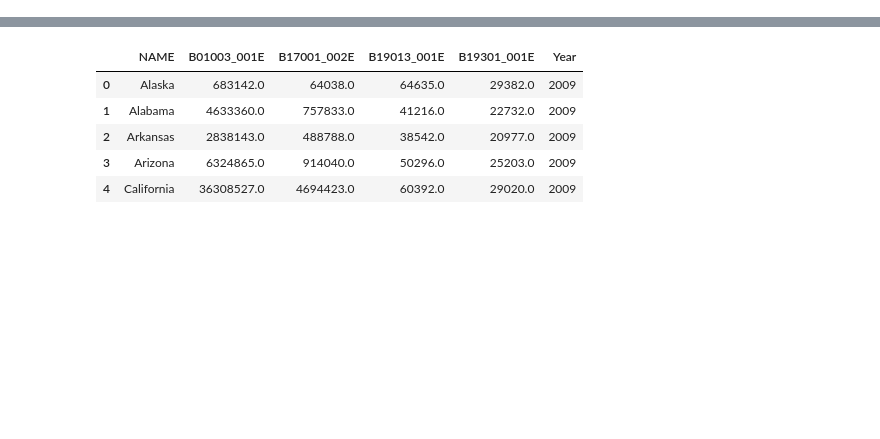
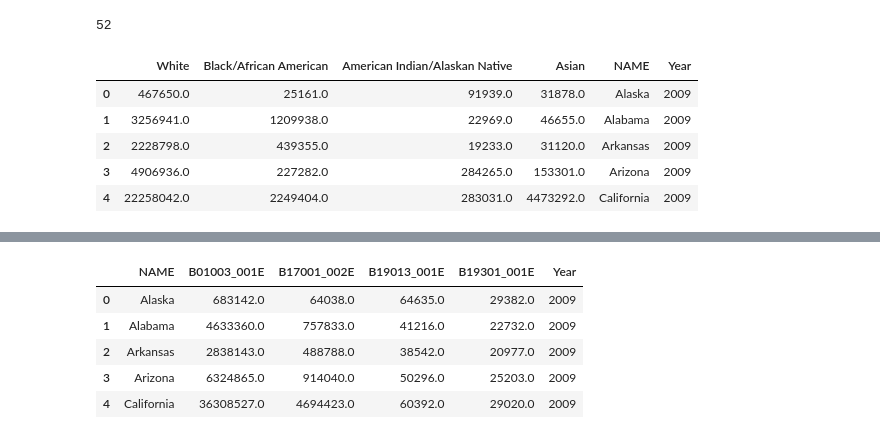
Before and after one commit to DataSteph/Opioid-Analysis-, a Jupyter notebook: Census Data - Median Household Income Per State.ipynb, the cells around one changed output, grey strips where cells are left out. Saved outputs shown, nothing was run; the diff lists cells and outputs as text; code cells hidden in the pictures; blank space fills up the shorter version.

```diff
--- a/Census Data - Median Household Income Per State.ipynb
+++ b/Census Data - Median Household Income Per State.ipynb
@@ -20,0 +57,48 @@ c16 = Census(api_key, year= 2016)
+# %%
+len(bw_16)
+# %% [output]
+52
+# %%
+# turn into dataframe
+
+bw_09 = pd.DataFrame(bw_09)
+bw_09["Year"] = "2009"
+bw_10 = pd.DataFrame(bw_10)
+bw_10["Year"] = "2010"
+bw_11 = pd.DataFrame(bw_11)
+bw_11["Year"] = "2011"
+bw_12 = pd.DataFrame(bw_12)
+bw_12["Year"] = "2012"
+bw_13 = pd.DataFrame(bw_13)
+bw_13["Year"] = "2013"
+bw_14 = pd.DataFrame(bw_14)
+bw_14["Year"] = "2014"
+bw_15 = pd.DataFrame(bw_15)
+bw_15["Year"] = "2015"
+bw_16 = pd.DataFrame(bw_16)
+bw_16["Year"] = "2016"
+z = pd.merge(bw_09, bw_10, how = "outer")
+zz = pd.merge(z , bw_11 , how = "outer")
+zzz = pd.merge(zz , bw_12 , how = "outer")
+y = pd.merge( zzz, bw_13, how = "outer")
+yy = pd.merge( y, bw_14, how = "outer")
+yyy =  pd.merge( yy, bw_15, how = "outer")
+bw_df = pd.merge( yyy, bw_16, how="outer")
+# %%
+bw_df= bw_df[bw_df.NAME != "Puerto Rico"]
+bw_df = bw_df.rename(columns={ "B02001_002E":"White",
+                      "B02001_003E": "Black/African American",
+                      "B02001_004E": "American Indian/Alaskan Native",
+                      "B02001_005E":"Asian"
+
+})
+
+bw_df=bw_df[["White","Black/African American","American Indian/Alaskan Native","Asian","NAME","Year"]]
+bw_df.head()
+# %% [output]
+|  | White | Black/African American | American Indian/Alaskan Native | Asian | NAME | Year |
+| 0 | 467650.0 | 25161.0 | 91939.0 | 31878.0 | Alaska | 2009 |
+| 1 | 3256941.0 | 1209938.0 | 22969.0 | 46655.0 | Alabama | 2009 |
+| 2 | 2228798.0 | 439355.0 | 19233.0 | 31120.0 | Arkansas | 2009 |
+| 3 | 4906936.0 | 227282.0 | 284265.0 | 153301.0 | Arizona | 2009 |
+| 4 | 22258042.0 | 2249404.0 | 283031.0 | 4473292.0 | California | 2009 |
```
Also changed, not shown: parts of 4 cells of this notebook, 1 other file.
